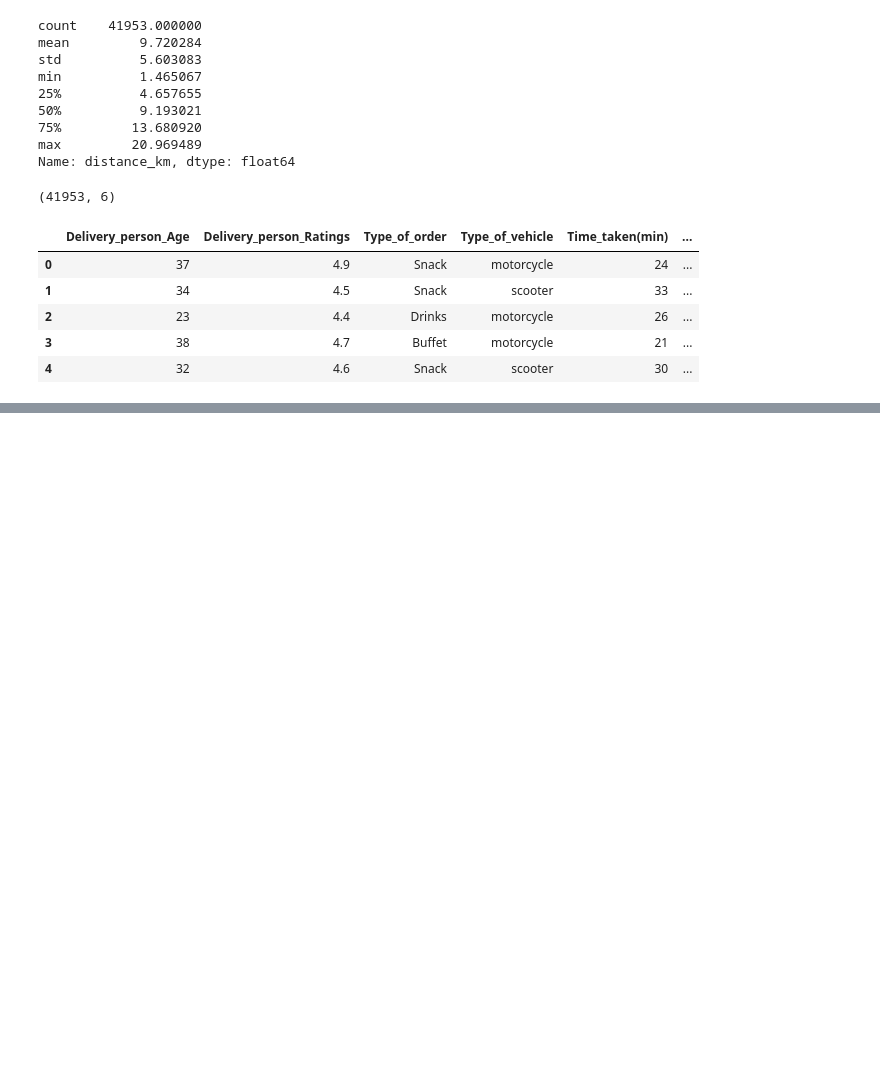
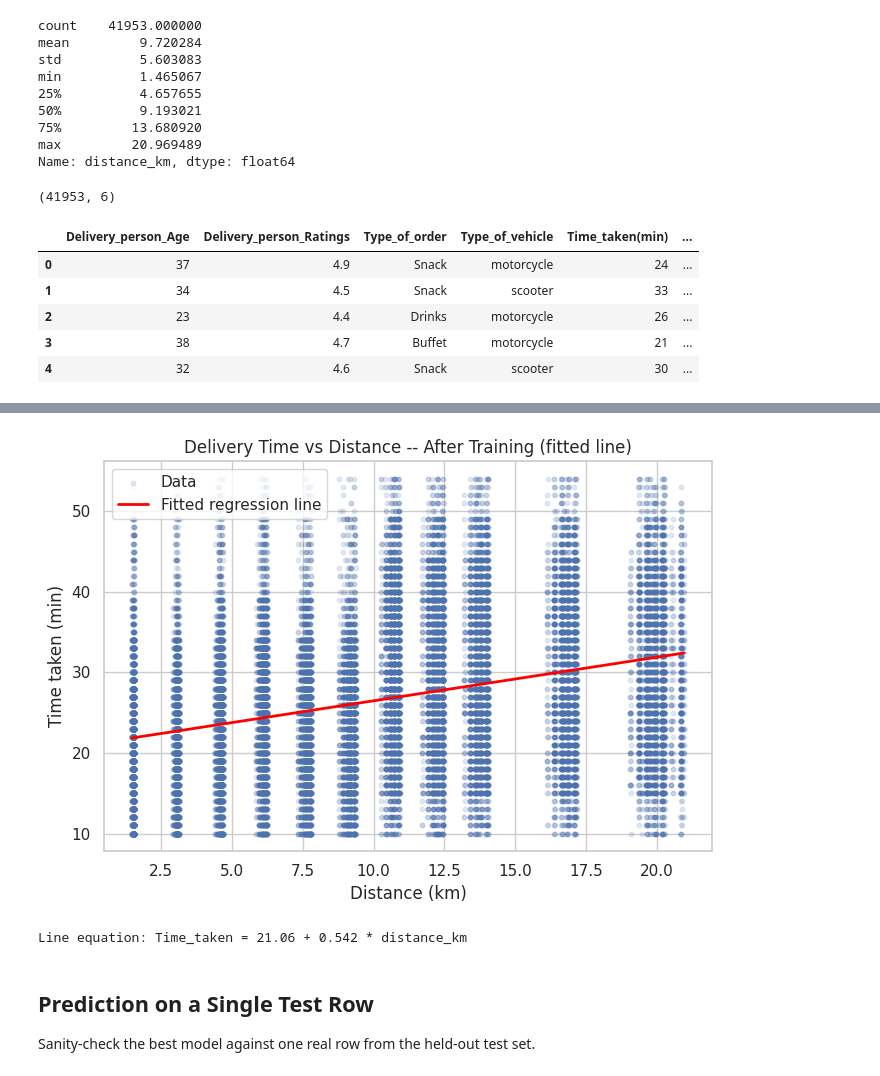
Before and after one commit to Janviere-dev/Linear_Regression_Model, a Jupyter notebook: summative/linear_regression/multivariate.ipynb, the cells around one changed output, grey strips where cells are left out. Saved outputs shown, nothing was run; the diff lists cells and outputs as text; code cells hidden in the pictures; blank space fills up the shorter version.

```diff
--- a/summative/linear_regression/multivariate.ipynb
+++ b/summative/linear_regression/multivariate.ipynb
@@ -256,0 +525,25 @@ df.head()
+# %%
+line_model = LinearRegression()
+line_model.fit(df.loc[X_train.index, ["distance_km"]], y_train)
+
+x_range = np.linspace(df["distance_km"].min(), df["distance_km"].max(), 100).reshape(-1, 1)
+y_line = line_model.predict(x_range)
+
+plt.figure(figsize=(7, 5))
+plt.scatter(df["distance_km"], df["Time_taken(min)"], alpha=0.15, s=10, label="Data")
+plt.plot(x_range, y_line, color="red", linewidth=2, label="Fitted regression line")
+plt.xlabel("Distance (km)")
+plt.ylabel("Time taken (min)")
+plt.title("Delivery Time vs Distance -- After Training (fitted line)")
+plt.legend()
+plt.tight_layout()
+plt.show()
+
+print(f"Line equation: Time_taken = {line_model.intercept_:.2f} + {line_model.coef_[0]:.3f} * distance_km")
+# %% [output]
+[figure, added]
+Line equation: Time_taken = 21.06 + 0.542 * distance_km
+# %% [markdown]
+## Prediction on a Single Test Row
+
+Sanity-check the best model against one real row from the held-out test set.
```
Also changed, not shown: parts of 20 cells of this notebook.
